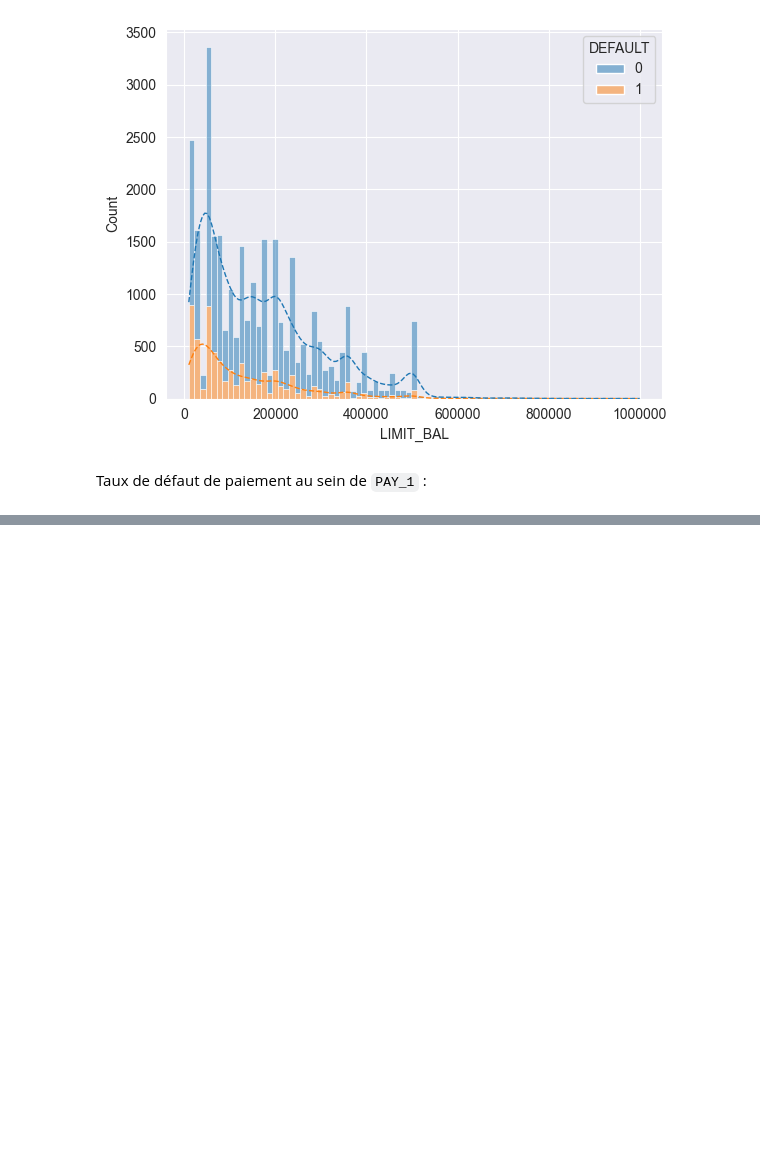
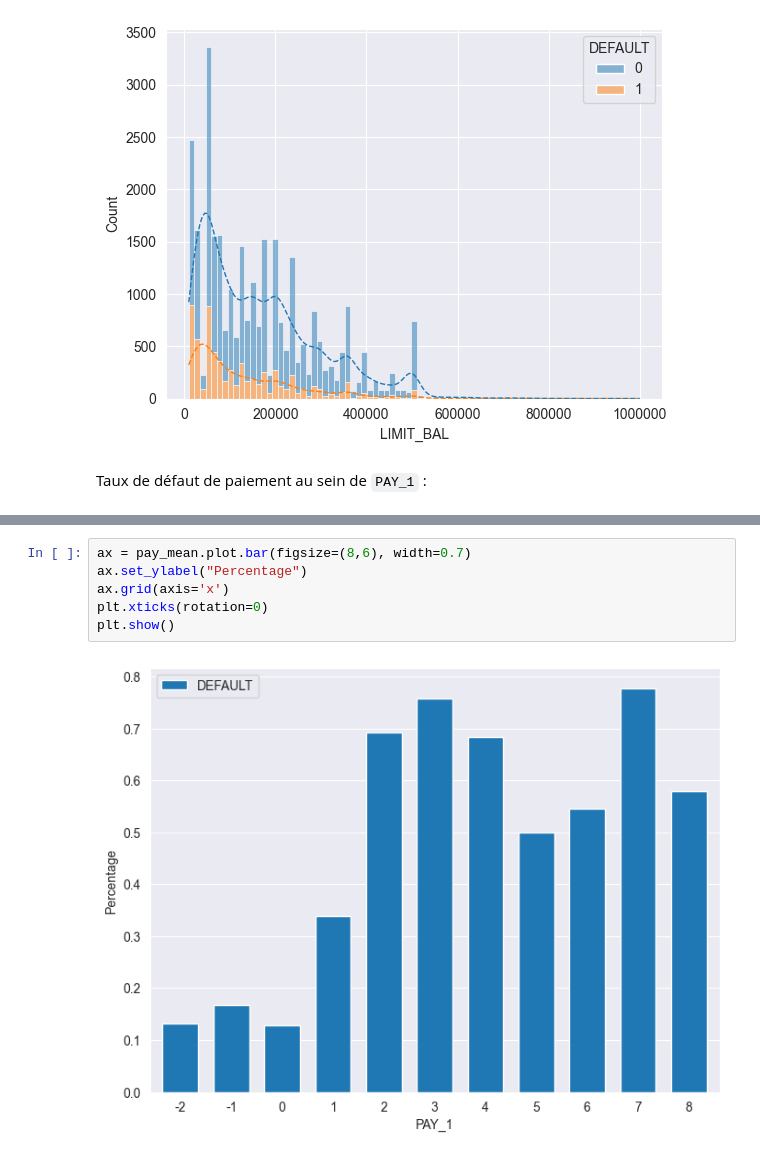
Before and after one commit to Alhern/defaults_prediction, a Jupyter notebook: credit_fraud.ipynb, the cells around one changed output, grey strips where cells are left out. Cells and saved outputs as stored; diff of their text form; blank space fills up the shorter version.

Commit message:
added a plot to show the default rate in PAY_1

```diff
--- a/credit_fraud.ipynb
+++ b/credit_fraud.ipynb
@@ -143,0 +159,8 @@ pay_mean = df.groupby('PAY_1').agg({'DEFAULT':'mean'})
+# %%
+ax = pay_mean.plot.bar(figsize=(8,6), width=0.7)
+ax.set_ylabel("Percentage")
+ax.grid(axis='x')
+plt.xticks(rotation=0)
+plt.show()
+# %% [output]
+[figure, added]
```
Also changed, not shown: parts of 1 cell of this notebook.
